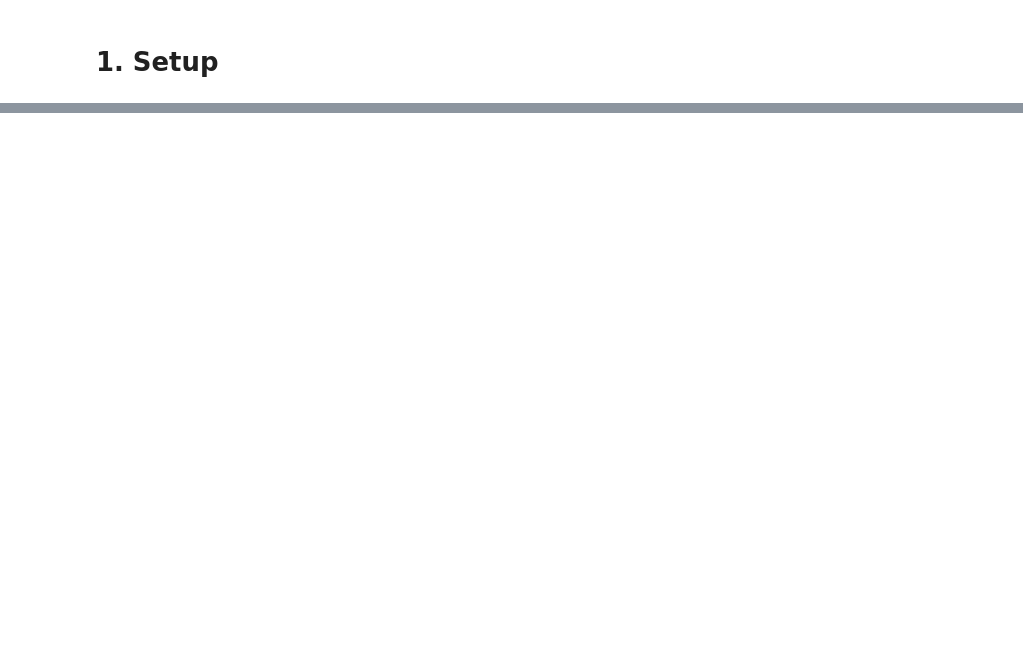
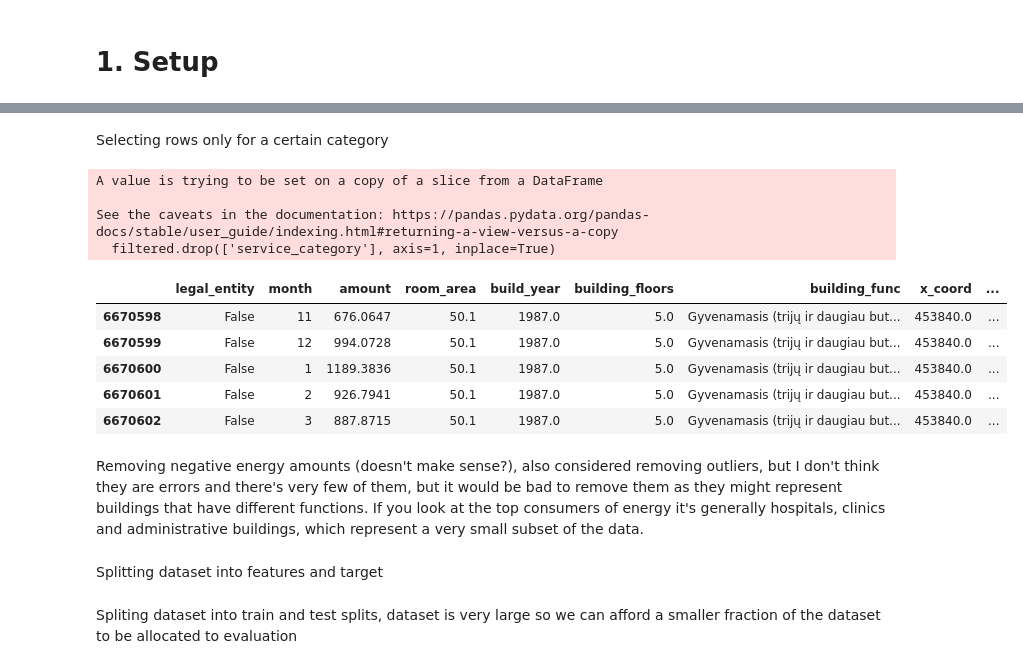
Before and after one commit to ZygimantasM/siauliu_energija_data_analysis, a Jupyter notebook: modeling.ipynb, the cells around one changed output, grey strips where cells are left out. Drawn from its saved outputs; the diff is of its cells as text; code cells hidden in the pictures; blank space fills up the shorter version.

```diff
--- a/modeling.ipynb
+++ b/modeling.ipynb
@@ -140,0 +34,10 @@ KeyboardInterrupt:
+# %%
+dropped = joined.drop(["room_id", "building_id", "building_type"], axis=1)
+
+dropped["build_year"] = pd.to_datetime(dropped["build_year"])
+dropped["build_year"] = dropped["build_year"].dt.year
+
+dropped["month"] = pd.to_datetime(dropped["month"])
+dropped["month"] = dropped["month"].dt.month
+
+dropped.head()
@@ -140,0 +51,20 @@ KeyboardInterrupt:
+# %% [markdown]
+Selecting rows only for a certain category
+# %%
+filtered = dropped[dropped["service_category"] == "Šiluma"]
+filtered.drop(['service_category'], axis=1, inplace=True)
+len(filtered), len(dropped)
+filtered.head()
+# %% [output]
+A value is trying to be set on a copy of a slice from a DataFrame
+
+See the caveats in the documentation: https://pandas.pydata.org/pandas-docs/stable/user_guide/indexing.html#returning-a-view-versus-a-copy
+  filtered.drop(['service_category'], axis=1, inplace=True)
+|  | legal_entity | month | amount | room_area | build_year | building_floors | building_func | x_coord | ... |
+| 6670598 | False | 11 | 676.0647 | 50.1 | 1987.0 | 5.0 | Gyvenamasis (trijų ir daugiau but... | 453840.0 | ... |
+| 6670599 | False | 12 | 994.0728 | 50.1 | 1987.0 | 5.0 | Gyvenamasis (trijų ir daugiau but... | 453840.0 | ... |
+| 6670600 | False | 1 | 1189.3836 | 50.1 | 1987.0 | 5.0 | Gyvenamasis (trijų ir daugiau but... | 453840.0 | ... |
+| 6670601 | False | 2 | 926.7941 | 50.1 | 1987.0 | 5.0 | Gyvenamasis (trijų ir daugiau but... | 453840.0 | ... |
+| 6670602 | False | 3 | 887.8715 | 50.1 | 1987.0 | 5.0 | Gyvenamasis (trijų ir daugiau but... | 453840.0 | ... |
+# %% [markdown]
+Removing negative energy amounts (doesn't make sense?), also considered removing outliers, but I don't think they are errors and there's very few of them, but it would be bad to remove them as they might represent buildings that have different functions. If you look at the top consumers of energy it's generally hospitals, clinics and administrative buildings, which represent a very small subset of the data.
@@ -140,0 +73,2 @@ KeyboardInterrupt:
+# %% [markdown]
+Splitting dataset into features and target
@@ -140,0 +77,2 @@ KeyboardInterrupt:
+# %% [markdown]
+Spliting dataset into train and test splits, dataset is very large so we can afford a smaller fraction of the dataset to be allocated to evaluation
```
Also changed, not shown: parts of 42 cells of this notebook.
